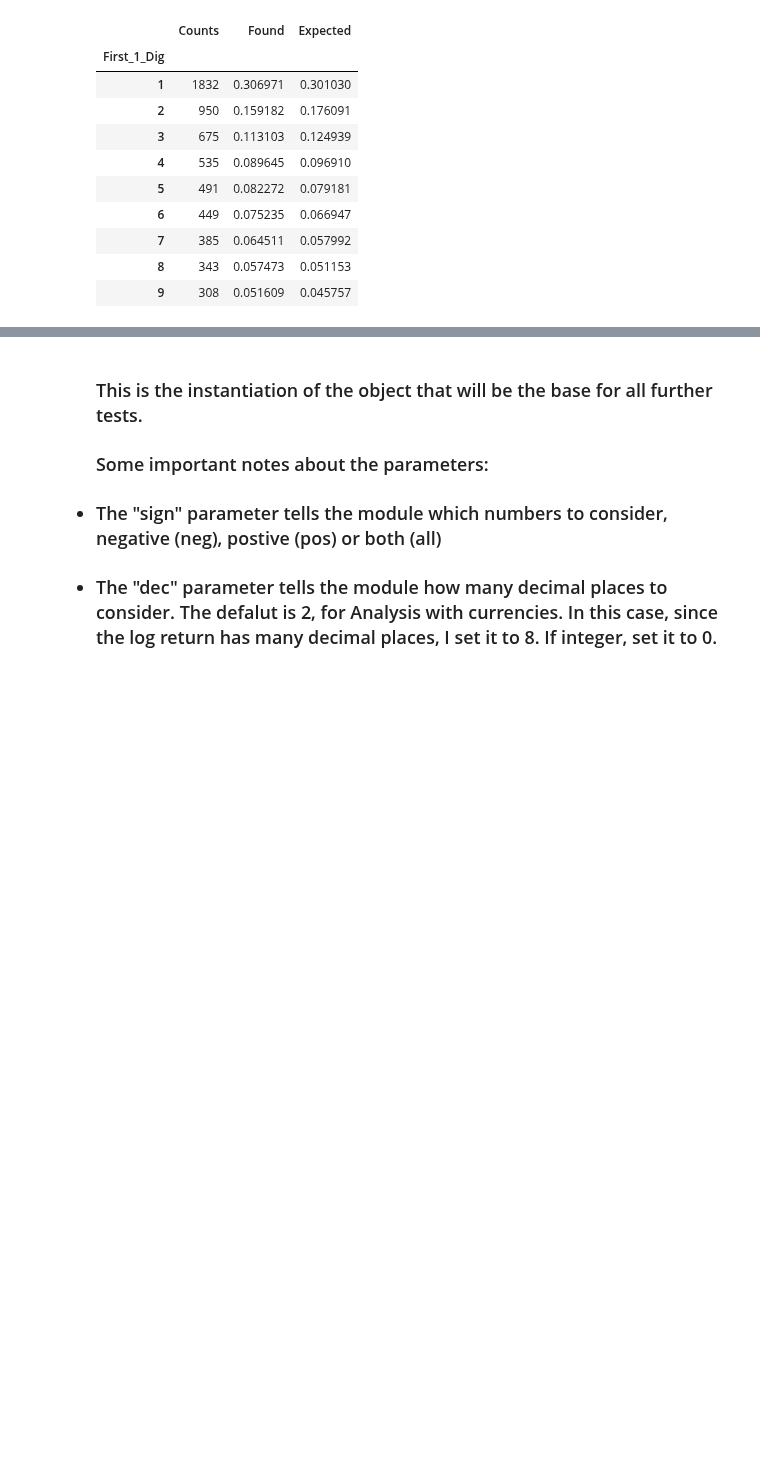
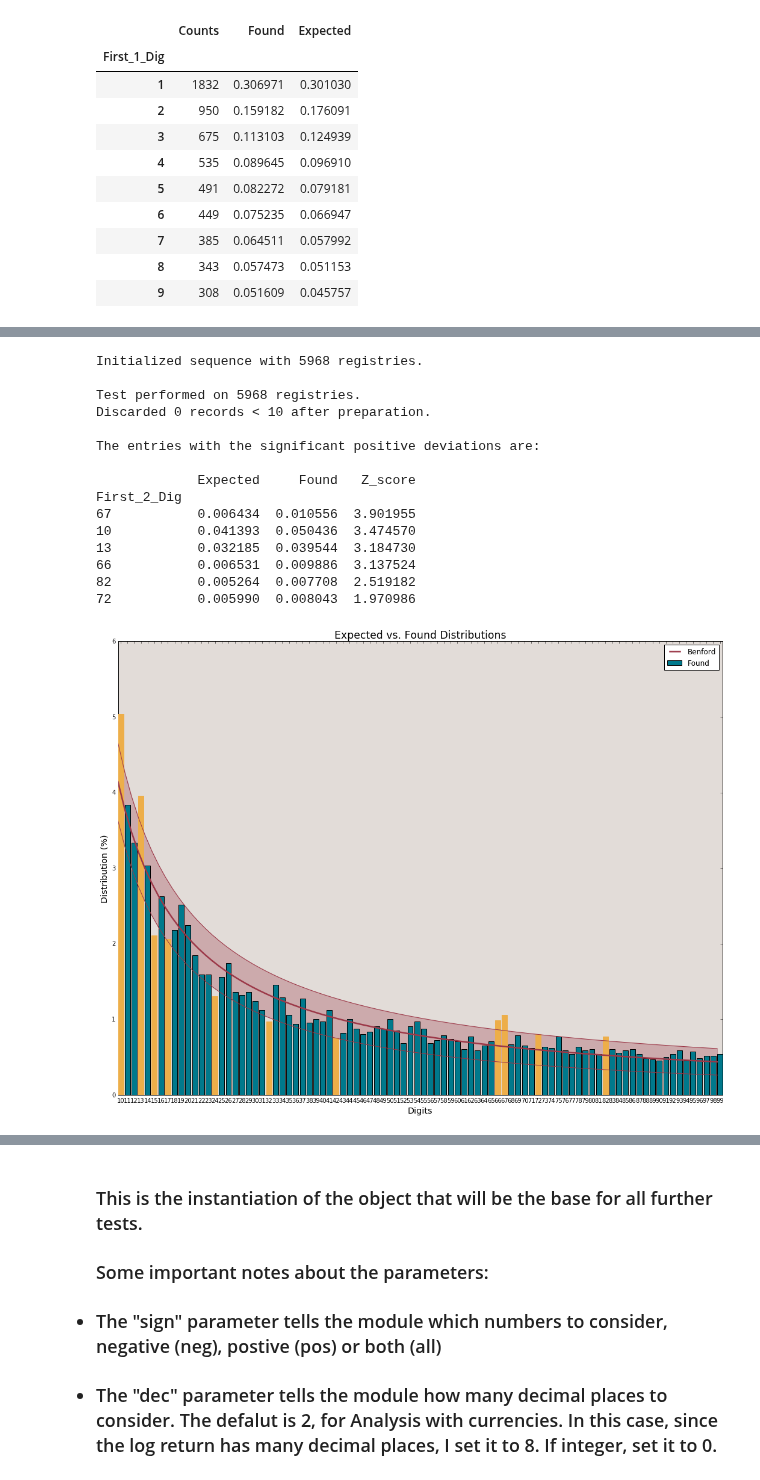
Before and after one commit to milcent/benford_py, a Jupyter notebook: Demo.ipynb, the cells around one changed output, grey strips where cells are left out. Saved outputs shown, nothing was run; the diff lists cells and outputs as text; code cells hidden in the pictures; blank space fills up the shorter version.

```diff
--- a/Demo.ipynb
+++ b/Demo.ipynb
@@ -232,2 +106,0 @@ import pandas_datareader.data as web
-# %%
-sp = web.DataReader('SPY', 'yahoo', start='1990-01-01', end='2016-12-31') # get SPY quotes from yahoo! finance
@@ -246,6 +106,0 @@ sp.head()
-# %%
-#adding '_' to facilitate handling the column
-sp.rename(columns={'Adj Close':'Adj_Close'}, inplace=True)
-sp['p_r'] = sp.Adj_Close/sp.Adj_Close.shift()-1        #simple returns
-sp['l_r'] = np.log(sp.Adj_Close/sp.Adj_Close.shift())  #log returns
-sp.tail()
@@ -285,0 +114,20 @@ a.head()
+# %%
+# For a significance of 5%, a confidence of 95
+f2d = bf.first_digits(sp.l_r, digs=2, decimals=8, Z_conf_level=95)
+# %% [output]
+Initialized sequence with 5968 registries.
+
+Test performed on 5968 registries.
+Discarded 0 records < 10 after preparation.
+
+The entries with the significant positive deviations are:
+
+             Expected     Found   Z_score
+First_2_Dig
+67           0.006434  0.010556  3.901955
+10           0.041393  0.050436  3.474570
+13           0.032185  0.039544  3.184730
+66           0.006531  0.009886  3.137524
+82           0.005264  0.007708  2.519182
+72           0.005990  0.008043  1.970986
+[figure, added]
```
Also changed, not shown: parts of 55 cells of this notebook, 1 other file.
